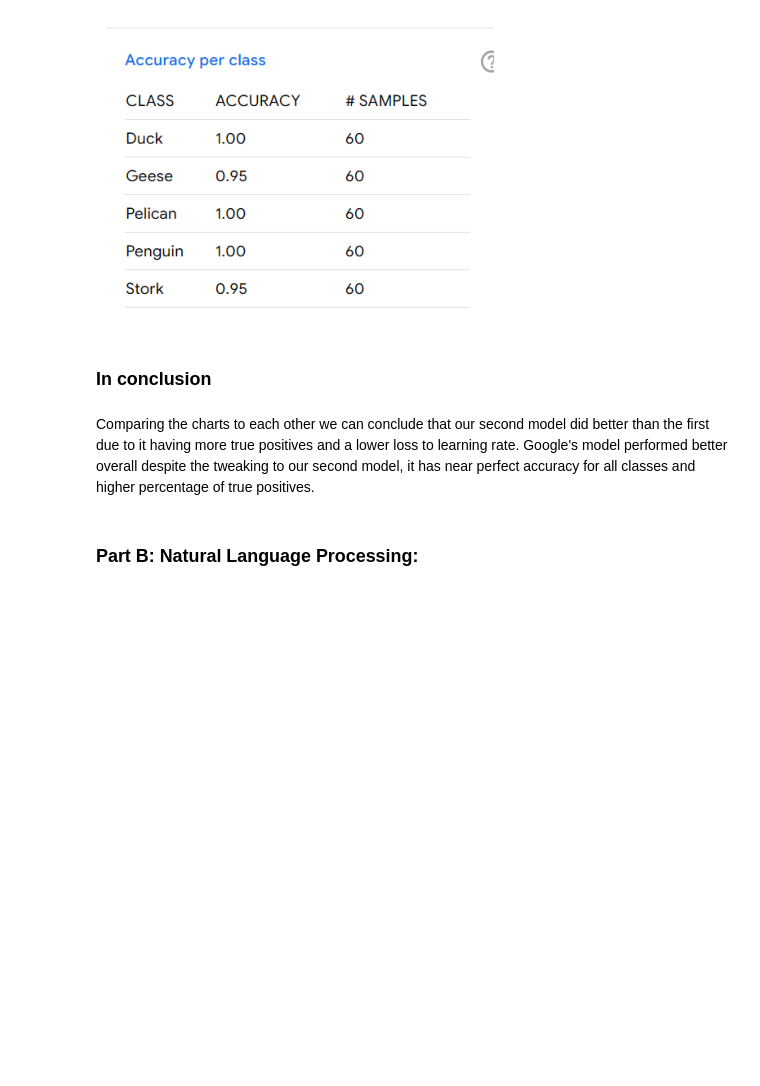
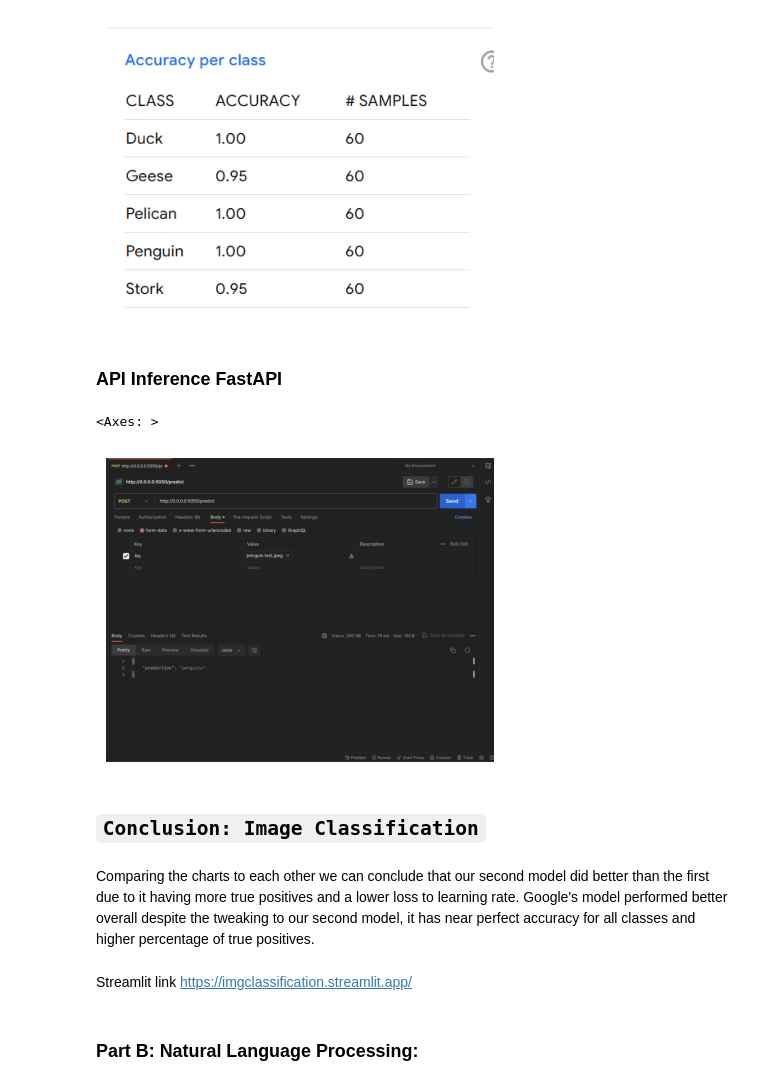
Before and after one commit to emmanuel-akpandara/BigDataTM3, a Jupyter notebook: notebooks/Report.ipynb, the cells around one changed output. Cells and saved outputs as stored; diff of their text form; code cells hidden in the pictures; blank space fills up the shorter version.

```diff
--- a/notebooks/Report.ipynb
+++ b/notebooks/Report.ipynb
@@ -731,11 +731,23 @@ img.show()
 # %% [output]
 <Axes: >
 [figure]
-# %% [markdown]
-### In conclusion
+# %% [markdown]
+### API Inference FastAPI
+# %%
+from fastai.vision.all import *
+
+img = PILImage.create('/content/apiInference.png')
+img.show()
+# %% [output]
+<Axes: >
+[figure, added]
+# %% [markdown]
+## `Conclusion: Image Classification`
 # %% [markdown]
 Comparing the charts to each other we can conclude that our second model did better than the first due to it having more true positives and a lower loss to learning rate.
 Google's model performed better overall despite the tweaking to our second model, it has near perfect accuracy for all classes and higher percentage of true positives.
+# %% [markdown]
+Streamlit link https://imgclassification.streamlit.app/
 # %% [markdown]
 
 ### Part B: Natural Language Processing:
```
Also changed, not shown: parts of 2 cells of this notebook, 1 other file.
